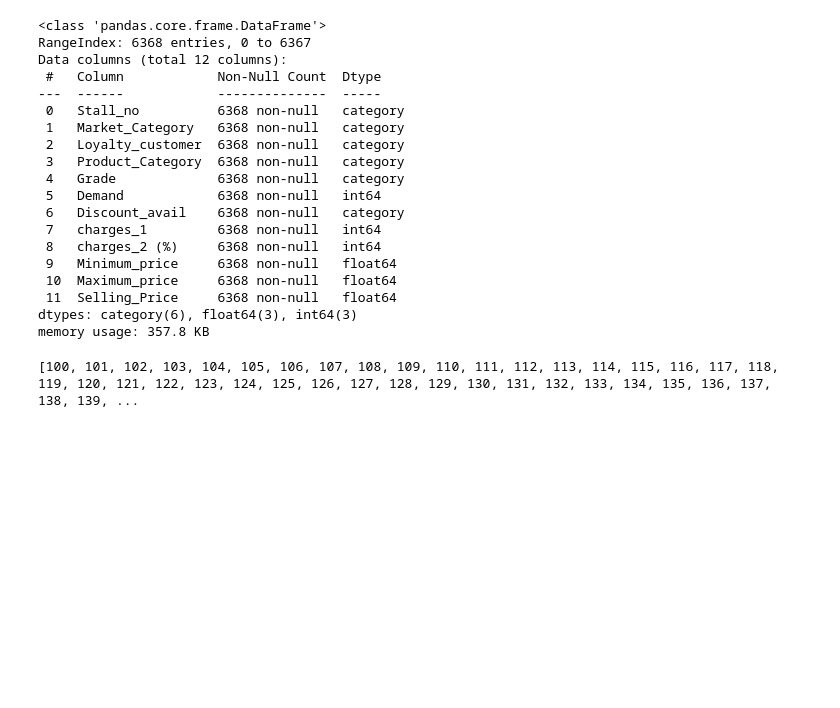
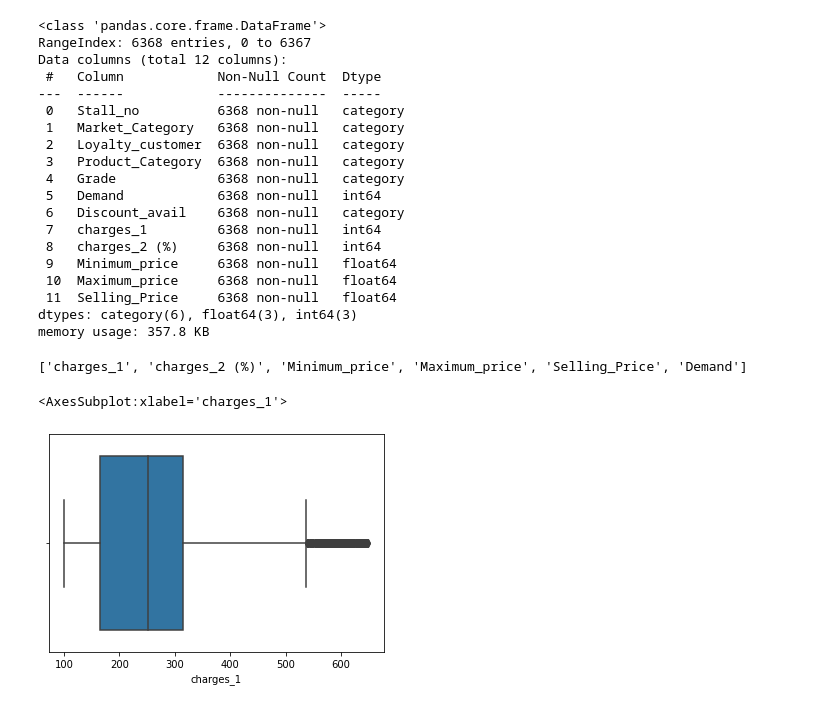
Before and after one commit to shreeratn/carnival-challange, a Jupyter notebook: models.ipynb, the cells around one changed output. Saved outputs shown, nothing was run; the diff lists cells and outputs as text; code cells hidden in the pictures; blank space fills up the shorter version.

```diff
--- a/models.ipynb
+++ b/models.ipynb
@@ -37,7 +37,15 @@ Data columns (total 12 columns):
  11  Selling_Price     6368 non-null   float64
 dtypes: category(6), float64(3), int64(3)
 memory usage: 357.8 KB
-# %%
-print(sorted(train.charges_1.unique()))
-# %% [output]
-[100, 101, 102, 103, 104, 105, 106, 107, 108, 109, 110, 111, 112, 113, 114, 115, 116, 117, 118, 119, 120, 121, 122, 123, 124, 125, 126, 127, 128, 129, 130, 131, 132, 133, 134, 135, 136, 137, 138, 139, ...
+# %%
+numeric_ = list(train.columns[7:])
+numeric_.append('Demand')
+print(numeric_)
+# %% [output]
+['charges_1', 'charges_2 (%)', 'Minimum_price', 'Maximum_price', 'Selling_Price', 'Demand']
+# %%
+import seaborn as sns
+sns.boxplot(train['charges_1'])
+# %% [output]
+<AxesSubplot:xlabel='charges_1'>
+[figure, added]
```
Also changed, not shown: parts of 3 cells of this notebook.
